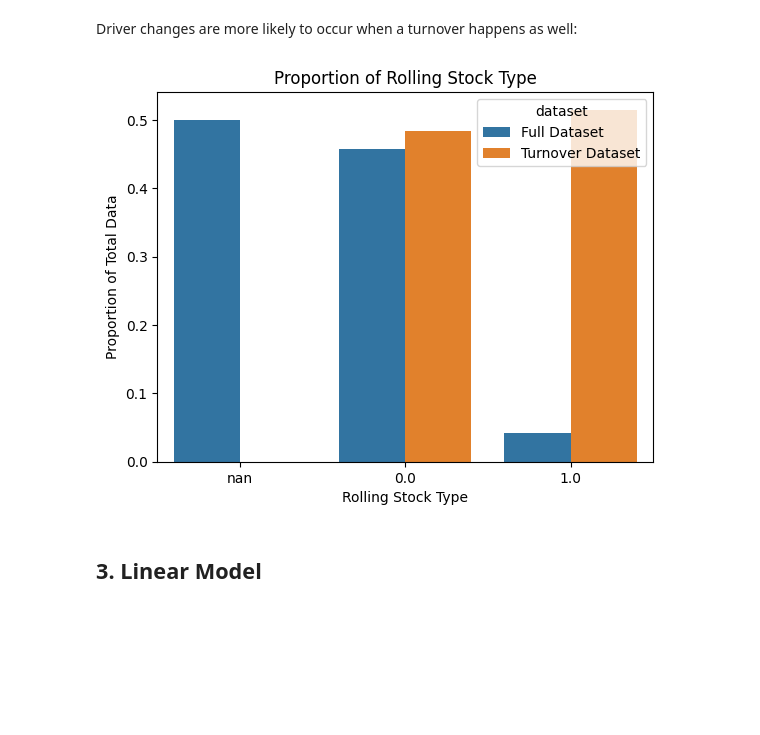
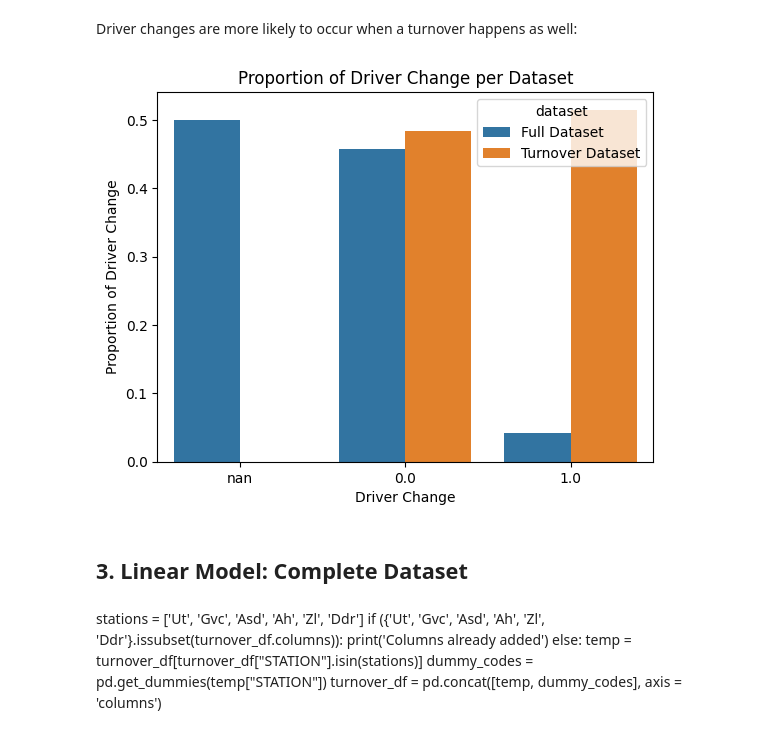
Before and after one commit to timrentenaar/NS_TURNOVER_TIMES, a Jupyter notebook: notebooks/Data_Exploration.ipynb, the cells around one changed output. Saved outputs shown, nothing was run; the diff lists cells and outputs as text; code cells hidden in the pictures; blank space fills up the shorter version.

```diff
--- a/notebooks/Data_Exploration.ipynb
+++ b/notebooks/Data_Exploration.ipynb
@@ -230,29 +355,29 @@ Driver changes are more likely to occur when a turnover happens as well:
 # %%
 # Calculate proportions for the full dataset
 full_counts = df_full['DRIVER_CHANGE'].value_counts(normalize=True).reset_index()
 full_counts.columns = ['DRIVER_CHANGE', 'proportion']
 full_counts['dataset'] = 'Full Dataset'
 
 # Calculate proportions for the subset
 turnover_counts = turnover_df['DRIVER_CHANGE'].value_counts(normalize=True).reset_index()
 turnover_counts.columns = ['DRIVER_CHANGE', 'proportion']
 turnover_counts['dataset'] = 'Turnover Dataset'
 
 # Combine the two datasets
 combined_data = pd.concat([full_counts, turnover_counts])
 
 # Create a barplot to show proportions
 order = df_full['DRIVER_CHANGE'].value_counts().index
 
 sns.barplot(data=combined_data, x='DRIVER_CHANGE', y='proportion', hue='dataset', order=order)
 
-plt.title('Proportion of Rolling Stock Type')
-plt.xlabel('Rolling Stock Type')
-plt.ylabel('Proportion of Total Data')
+plt.title('Proportion of Driver Change per Dataset')
+plt.xlabel('Driver Change')
+plt.ylabel('Proportion of Driver Change')
 
 plt.show()
 # %% [output]
-[figure, old version]
+[figure, new version]
 # %% [markdown]
-## 3. Linear Model
+## 3. Linear Model: Complete Dataset
 # %%
@@ -261,2 +384,10 @@ turnover_df["ROLLINGSTOCK_CODE"] = turnover_df["ROLLINGSTOCK_TYPE"].replace({ 'S
 le = LabelEncoder()
 turnover_df['STATION_CODE'] = le.fit_transform(turnover_df['STATION'])
+# %% [markdown]
+stations = ['Ut', 'Gvc', 'Asd', 'Ah', 'Zl', 'Ddr']
+if ({'Ut', 'Gvc', 'Asd', 'Ah', 'Zl', 'Ddr'}.issubset(turnover_df.columns)):
+    print('Columns already added')
+else:
+    temp = turnover_df[turnover_df["STATION"].isin(stations)]
+    dummy_codes = pd.get_dummies(temp["STATION"])
+    turnover_df = pd.concat([temp, dummy_codes], axis = 'columns')
```
Also changed, not shown: parts of 40 cells of this notebook.
